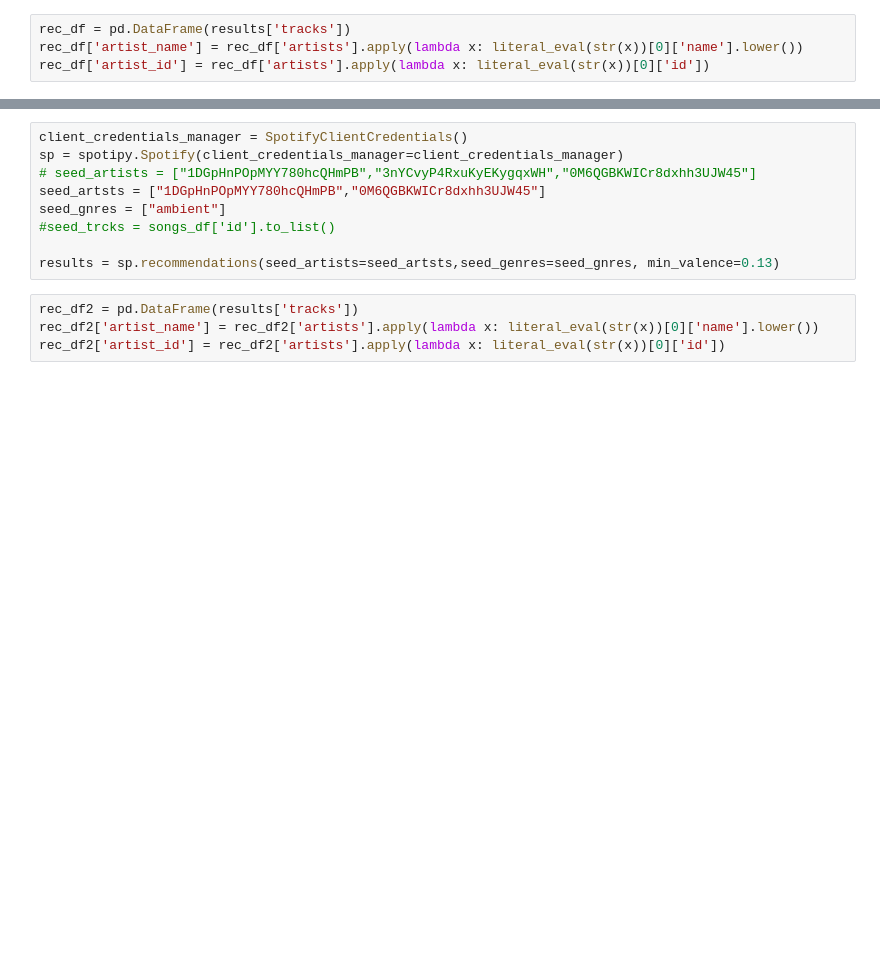
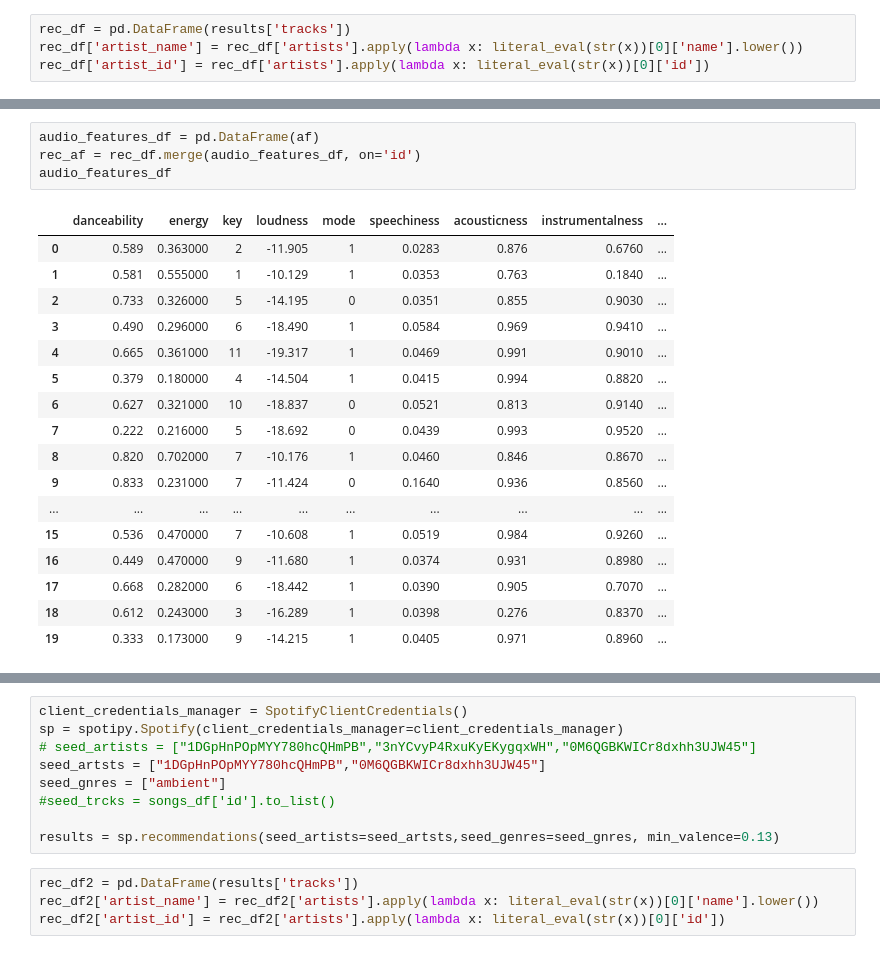
Before and after one commit to ananddw24/B_Ragi, a Jupyter notebook: notebooks/Recommendation_Test.ipynb, the cells around one changed output, grey strips where cells are left out. Saved outputs shown, nothing was run; the diff lists cells and outputs as text; blank space fills up the shorter version.

```diff
--- a/notebooks/Recommendation_Test.ipynb
+++ b/notebooks/Recommendation_Test.ipynb
@@ -198,3 +243,25 @@ rec_df['artist_id'] = rec_df['artists'].apply(lambda x: literal_eval(str(x))[0][
+# %%
+audio_features_df = pd.DataFrame(af)
+rec_af = rec_df.merge(audio_features_df, on='id')
+audio_features_df
+# %% [output]
+|  | danceability | energy | key | loudness | mode | speechiness | acousticness | instrumentalness | ... |
+| 0 | 0.589 | 0.363000 | 2 | -11.905 | 1 | 0.0283 | 0.876 | 0.6760 | ... |
+| 1 | 0.581 | 0.555000 | 1 | -10.129 | 1 | 0.0353 | 0.763 | 0.1840 | ... |
+| 2 | 0.733 | 0.326000 | 5 | -14.195 | 0 | 0.0351 | 0.855 | 0.9030 | ... |
+| 3 | 0.490 | 0.296000 | 6 | -18.490 | 1 | 0.0584 | 0.969 | 0.9410 | ... |
+| 4 | 0.665 | 0.361000 | 11 | -19.317 | 1 | 0.0469 | 0.991 | 0.9010 | ... |
+| 5 | 0.379 | 0.180000 | 4 | -14.504 | 1 | 0.0415 | 0.994 | 0.8820 | ... |
+| 6 | 0.627 | 0.321000 | 10 | -18.837 | 0 | 0.0521 | 0.813 | 0.9140 | ... |
+| 7 | 0.222 | 0.216000 | 5 | -18.692 | 0 | 0.0439 | 0.993 | 0.9520 | ... |
+| 8 | 0.820 | 0.702000 | 7 | -10.176 | 1 | 0.0460 | 0.846 | 0.8670 | ... |
+| 9 | 0.833 | 0.231000 | 7 | -11.424 | 0 | 0.1640 | 0.936 | 0.8560 | ... |
+| ... | ... | ... | ... | ... | ... | ... | ... | ... | ... |
+| 15 | 0.536 | 0.470000 | 7 | -10.608 | 1 | 0.0519 | 0.984 | 0.9260 | ... |
+| 16 | 0.449 | 0.470000 | 9 | -11.680 | 1 | 0.0374 | 0.931 | 0.8980 | ... |
+| 17 | 0.668 | 0.282000 | 6 | -18.442 | 1 | 0.0390 | 0.905 | 0.7070 | ... |
+| 18 | 0.612 | 0.243000 | 3 | -16.289 | 1 | 0.0398 | 0.276 | 0.8370 | ... |
+| 19 | 0.333 | 0.173000 | 9 | -14.215 | 1 | 0.0405 | 0.971 | 0.8960 | ... |
 # %%
 rec_df['artist_name'].unique()
 # %% [output]
```
Also changed, not shown: parts of 11 cells of this notebook, 1 other file.
